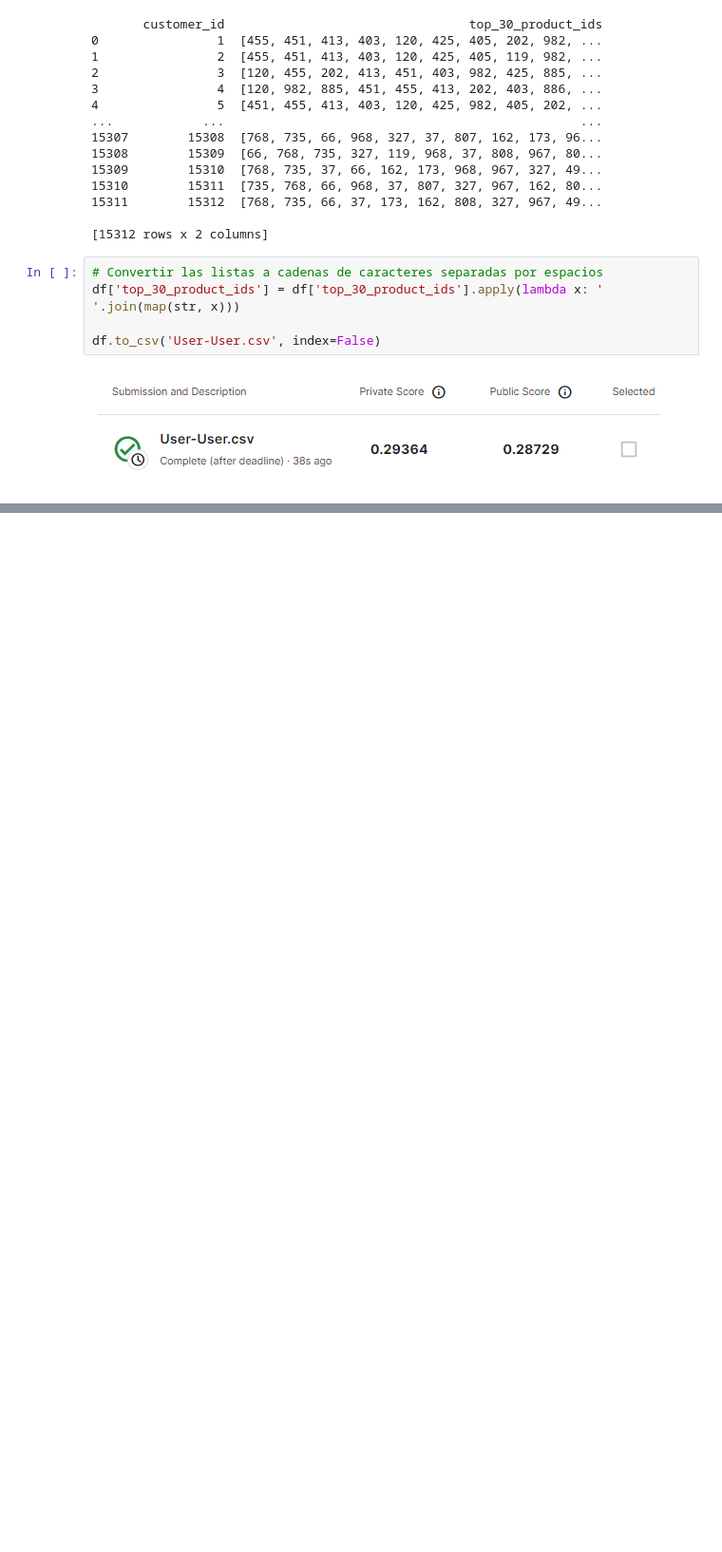
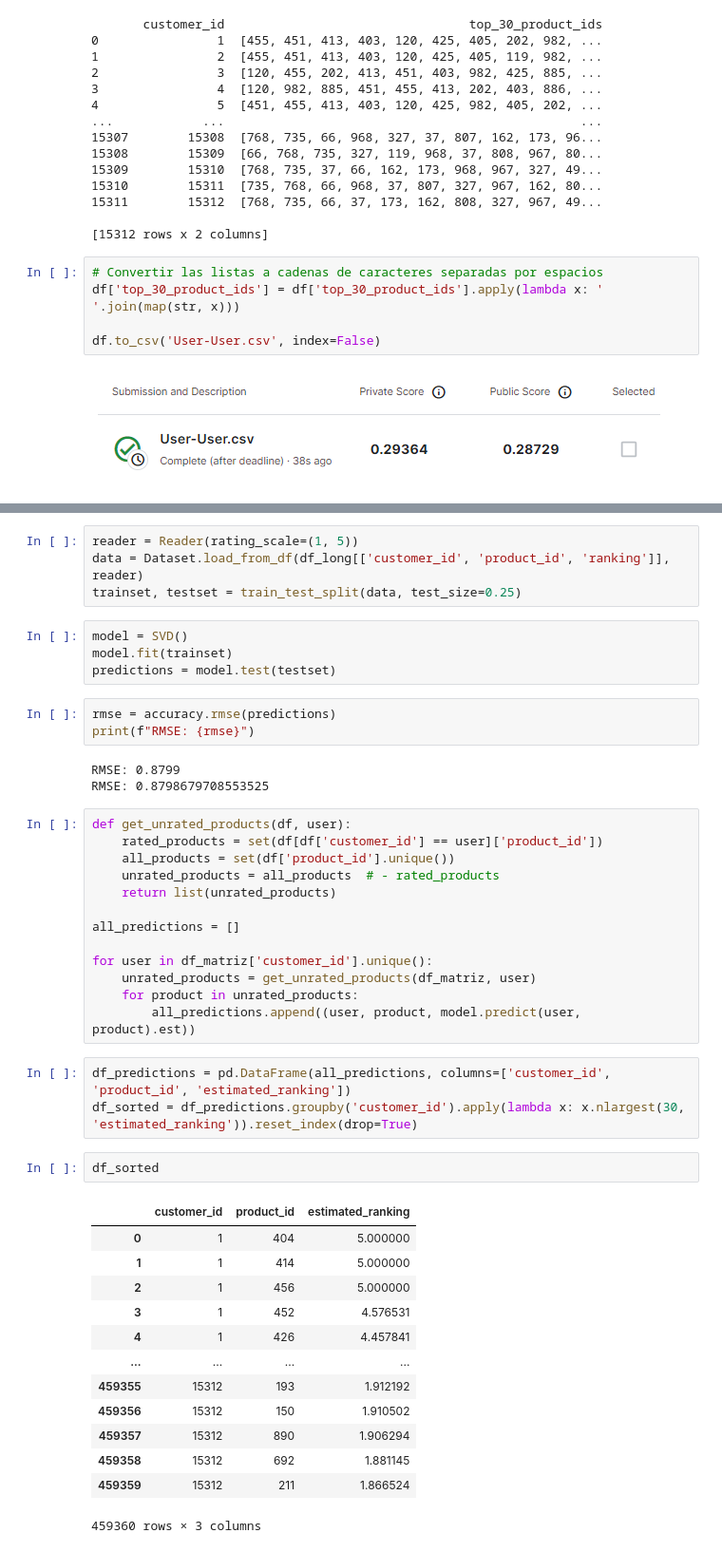
Before and after one commit to davidsosaolea/sistemas_de_remonedacion, a Jupyter notebook: note.ipynb, the cells around one changed output, grey strips where cells are left out. Shown at 95% size. Drawn from its saved outputs; the diff is of its cells as text; blank space fills up the shorter version.

```diff
--- a/note.ipynb
+++ b/note.ipynb
@@ -183,0 +192,46 @@ df.to_csv('User-User.csv', index=False)
+# %%
+reader = Reader(rating_scale=(1, 5))
+data = Dataset.load_from_df(df_long[['customer_id', 'product_id', 'ranking']], reader)
+trainset, testset = train_test_split(data, test_size=0.25)
+# %%
+model = SVD()
+model.fit(trainset)
+predictions = model.test(testset)
+# %%
+rmse = accuracy.rmse(predictions)
+print(f"RMSE: {rmse}")
+# %% [output]
+RMSE: 0.8799
+RMSE: 0.8798679708553525
+# %%
+def get_unrated_products(df, user):
+    rated_products = set(df[df['customer_id'] == user]['product_id'])
+    all_products = set(df['product_id'].unique())
+    unrated_products = all_products  # - rated_products
+    return list(unrated_products)
+
+all_predictions = []
+
+for user in df_matriz['customer_id'].unique():
+    unrated_products = get_unrated_products(df_matriz, user)
+    for product in unrated_products:
+        all_predictions.append((user, product, model.predict(user, product).est))
+# %%
+df_predictions = pd.DataFrame(all_predictions, columns=['customer_id', 'product_id', 'estimated_ranking'])
+df_sorted = df_predictions.groupby('customer_id').apply(lambda x: x.nlargest(30, 'estimated_ranking')).reset_index(drop=True)
+# %%
+df_sorted
+# %% [output]
+|  | customer_id | product_id | estimated_ranking |
+| 0 | 1 | 404 | 5.000000 |
+| 1 | 1 | 414 | 5.000000 |
+| 2 | 1 | 456 | 5.000000 |
+| 3 | 1 | 452 | 4.576531 |
+| 4 | 1 | 426 | 4.457841 |
+| ... | ... | ... | ... |
+| 459355 | 15312 | 193 | 1.912192 |
+| 459356 | 15312 | 150 | 1.910502 |
+| 459357 | 15312 | 890 | 1.906294 |
+| 459358 | 15312 | 692 | 1.881145 |
+| 459359 | 15312 | 211 | 1.866524 |
+459360 rows × 3 columns
```
Also changed, not shown: parts of 12 cells of this notebook.
